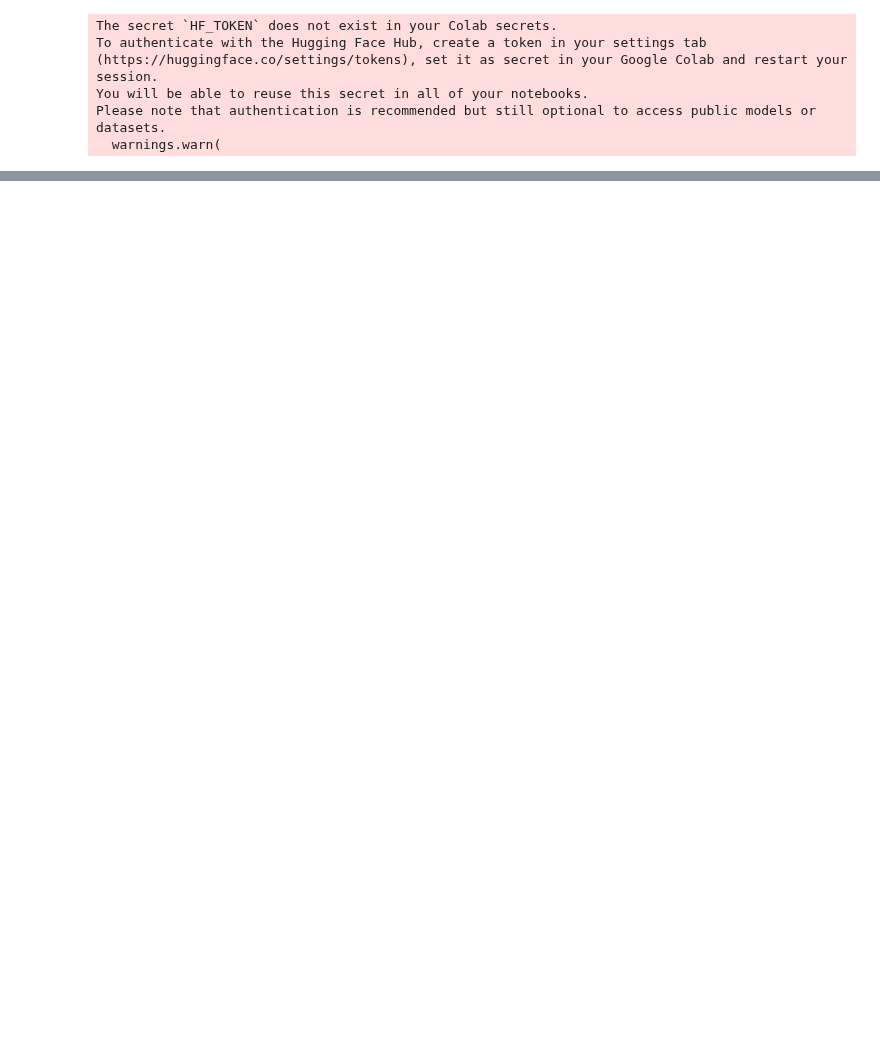
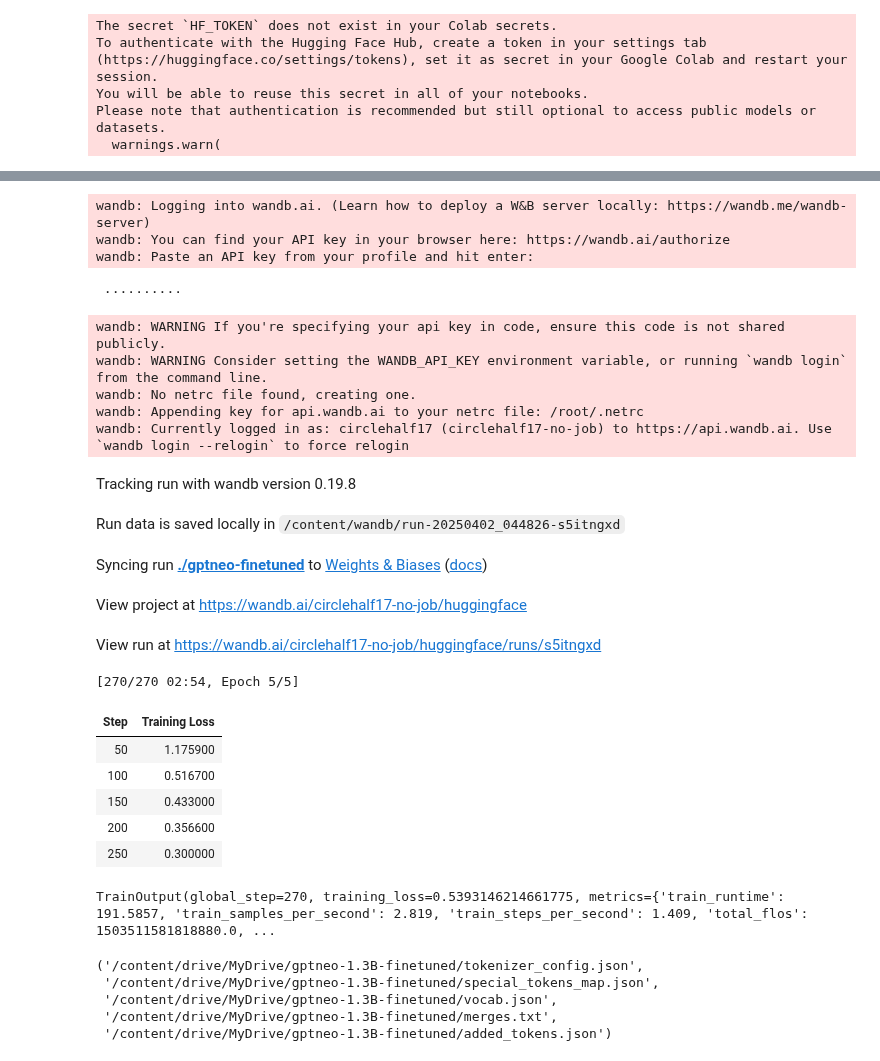
Before and after one commit to laipuni/creative-contest-manager-web, a Jupyter notebook: AI/CreateProblem.ipynb, the cells around one changed output, grey strips where cells are left out. Drawn from its saved outputs; the diff is of its cells as text; code cells hidden in the pictures; blank space fills up the shorter version.

```diff
--- a/AI/CreateProblem.ipynb
+++ b/AI/CreateProblem.ipynb
@@ -17,0 +37,38 @@ Please note that authentication is recommended but still optional to access publ
+# %%
+# 5. HuggingFace Dataset으로 변환
+dataset = Dataset.from_list(formatted_data)
+
+def tokenize(batch):
+    return tokenizer(batch["Text"], padding="max_length", truncation=True, max_length=384)
+
+tokenized_dataset = dataset.map(tokenize, batched=True)
+# %%
+# 8. 데이터 콜레이터 설정
+data_collator = DataCollatorForLanguageModeling(tokenizer=tokenizer, mlm=False)
+# %%
+# 9. 학습 설정
+training_args = TrainingArguments(
+    output_dir="./gptneo-finetuned",
+    overwrite_output_dir=True,
+    num_train_epochs=5,
+    per_device_train_batch_size=1,
+    gradient_accumulation_steps=2,
+    evaluation_strategy="no",
+    logging_steps=50,
+    save_steps=200,
+    save_total_limit=1,
+    fp16=torch.cuda.is_available(),
+)
+# %%
+# 10. Trainer 구성
+trainer = Trainer(
+    model=model,
+    args=training_args,
+    train_dataset=tokenized_dataset,
+    tokenizer=tokenizer,
+    data_collator=data_collator,
+)
+# %%
+# 11. 학습 시작
+trainer.train()
+# %% [output]
@@ -18 +78,32 @@ Please note that authentication is recommended but still optional to access publ
+wandb: Logging into wandb.ai. (Learn how to deploy a W&B server locally: https://wandb.me/wandb-server)
+wandb: You can find your API key in your browser here: https://wandb.ai/authorize
+wandb: Paste an API key from your profile and hit enter:
+ ··········
+wandb: WARNING If you're specifying your api key in code, ensure this code is not shared publicly.
+wandb: WARNING Consider setting the WANDB_API_KEY environment variable, or running `wandb login` from the command line.
+wandb: No netrc file found, creating one.
+wandb: Appending key for api.wandb.ai to your netrc file: /root/.netrc
+wandb: Currently logged in as: circlehalf17 (circlehalf17-no-job) to https://api.wandb.ai. Use `wandb login --relogin` to force relogin
+Tracking run with wandb version 0.19.8
+Run data is saved locally in /content/wandb/run-20250402_044826-s5itngxd
+Syncing run ./gptneo-finetuned to Weights & Biases (docs)
+View project at https://wandb.ai/circlehalf17-no-job/huggingface
+View run at https://wandb.ai/circlehalf17-no-job/huggingface/runs/s5itngxd
+[270/270 02:54, Epoch 5/5]
+| Step | Training Loss |
+| 50 | 1.175900 |
+| 100 | 0.516700 |
+| 150 | 0.433000 |
+| 200 | 0.356600 |
+| 250 | 0.300000 |
+TrainOutput(global_step=270, training_loss=0.5393146214661775, metrics={'train_runtime': 191.5857, 'train_samples_per_second': 2.819, 'train_steps_per_second': 1.409, 'total_flos': 1503511581818880.0, ...
+# %%
+model.save_pretrained("/content/drive/MyDrive/gptneo-1.3B-finetuned")
+tokenizer.save_pretrained("/content/drive/MyDrive/gptneo-1.3B-finetuned")
+# %% [output]
+('/content/drive/MyDrive/gptneo-1.3B-finetuned/tokenizer_config.json',
+ '/content/drive/MyDrive/gptneo-1.3B-finetuned/special_tokens_map.json',
+ '/content/drive/MyDrive/gptneo-1.3B-finetuned/vocab.json',
+ '/content/drive/MyDrive/gptneo-1.3B-finetuned/merges.txt',
+ '/content/drive/MyDrive/gptneo-1.3B-finetuned/added_tokens.json')
 # %%
```
Also changed, not shown: parts of 10 cells of this notebook, 1 other file.
